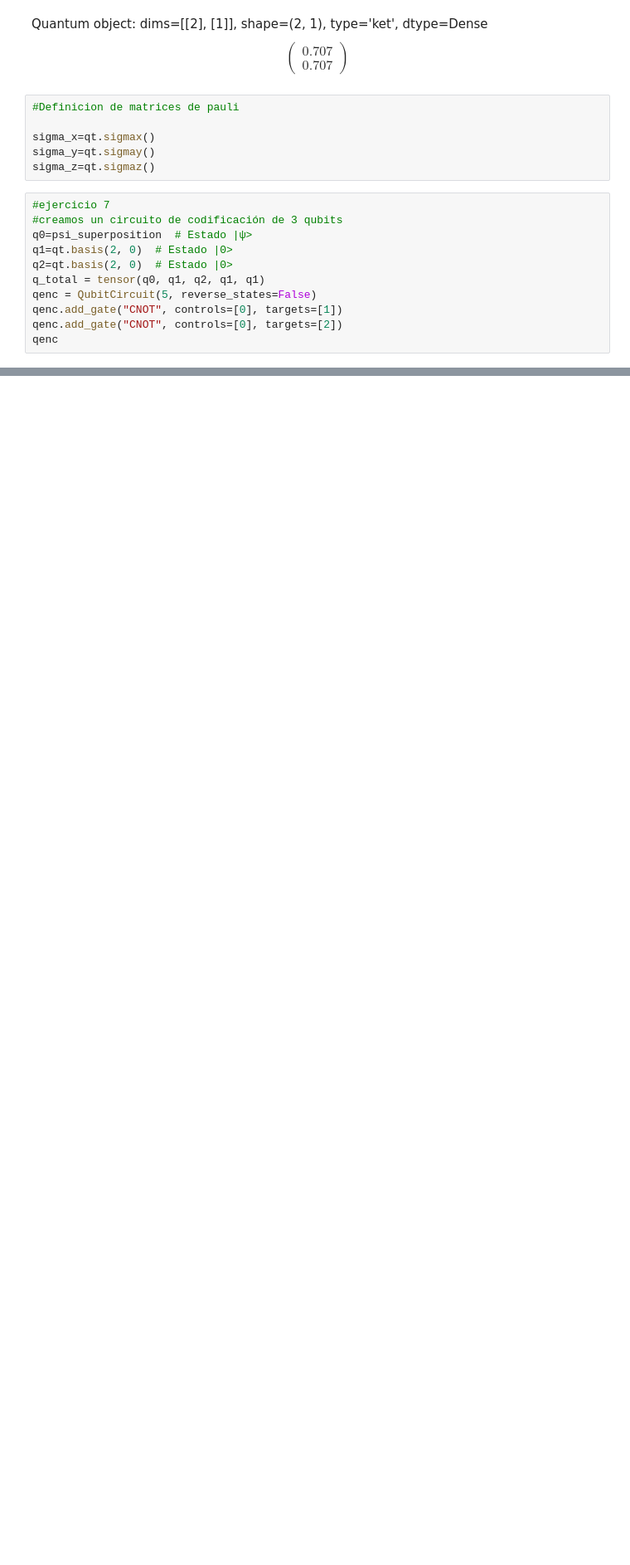
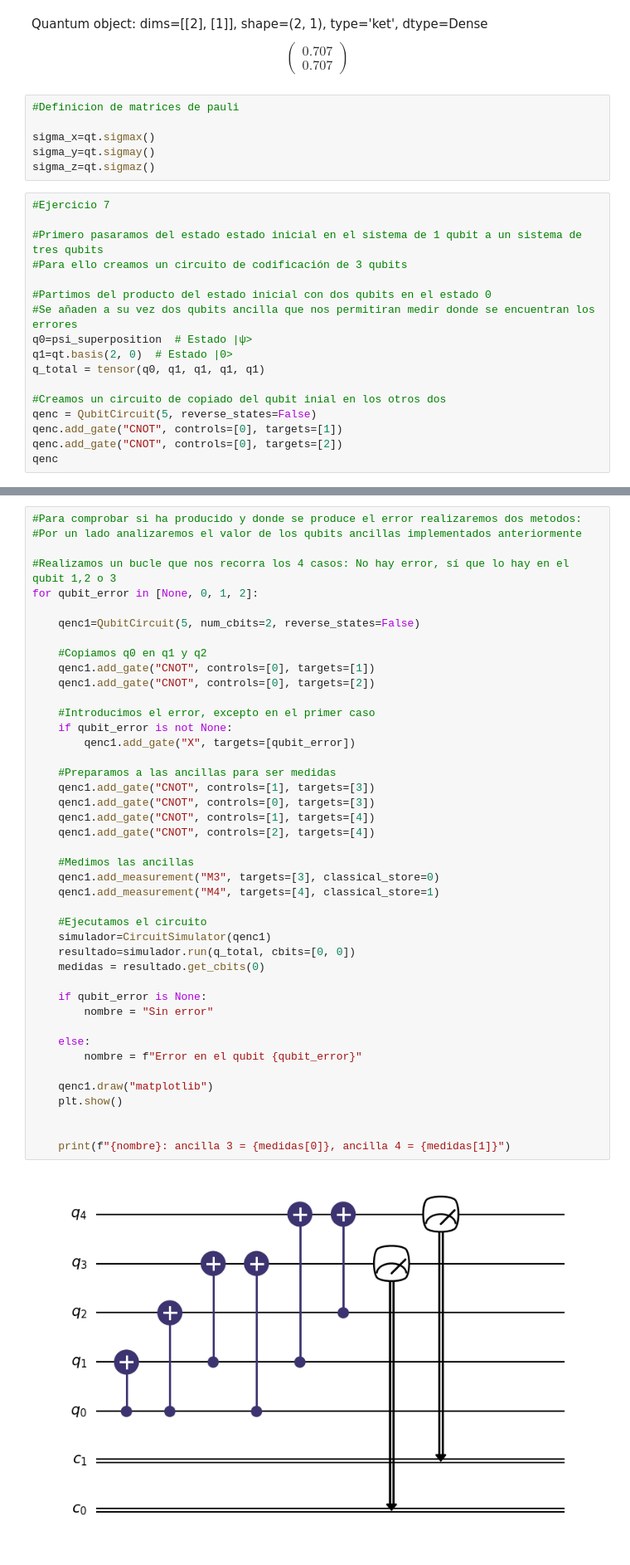
Before and after one commit to campojorge/Practica-10, a Jupyter notebook: main.ipynb, the cells around one changed output, grey strips where cells are left out. Shown at 83% size. Cells and saved outputs as stored; diff of their text form; blank space fills up the shorter version.

```diff
--- a/main.ipynb
+++ b/main.ipynb
@@ -33,15 +34,66 @@ sigma_x=qt.sigmax()
 sigma_y=qt.sigmay()
 sigma_z=qt.sigmaz()
 # %%
-#ejercicio 7
-#creamos un circuito de codificación de 3 qubits
+#Ejercicio 7
+
+#Primero pasaramos del estado estado inicial en el sistema de 1 qubit a un sistema de tres qubits
+#Para ello creamos un circuito de codificación de 3 qubits
+
+#Partimos del producto del estado inicial con dos qubits en el estado 0
+#Se añaden a su vez dos qubits ancilla que nos permitiran medir donde se encuentran los errores
 q0=psi_superposition  # Estado |ψ>
 q1=qt.basis(2, 0)  # Estado |0>
-q2=qt.basis(2, 0)  # Estado |0>
-q_total = tensor(q0, q1, q2, q1, q1)
+q_total = tensor(q0, q1, q1, q1, q1)
+
+#Creamos un circuito de copiado del qubit inial en los otros dos
 qenc = QubitCircuit(5, reverse_states=False)
 qenc.add_gate("CNOT", controls=[0], targets=[1])
 qenc.add_gate("CNOT", controls=[0], targets=[2])
 qenc
 # %% [output]
 [figure]
+# %%
+#Para comprobar si ha producido y donde se produce el error realizaremos dos metodos:
+#Por un lado analizaremos el valor de los qubits ancillas implementados anteriormente
+
+#Realizamos un bucle que nos recorra los 4 casos: No hay error, sí que lo hay en el qubit 1,2 o 3
+for qubit_error in [None, 0, 1, 2]:
+
+    qenc1=QubitCircuit(5, num_cbits=2, reverse_states=False)
+
+    #Copiamos q0 en q1 y q2
+    qenc1.add_gate("CNOT", controls=[0], targets=[1])
+    qenc1.add_gate("CNOT", controls=[0], targets=[2])
+
+    #Introducimos el error, excepto en el primer caso
+    if qubit_error is not None:
+        qenc1.add_gate("X", targets=[qubit_error])
+
+    #Preparamos a las ancillas para ser medidas
+    qenc1.add_gate("CNOT", controls=[1], targets=[3])
+    qenc1.add_gate("CNOT", controls=[0], targets=[3])
+    qenc1.add_gate("CNOT", controls=[1], targets=[4])
+    qenc1.add_gate("CNOT", controls=[2], targets=[4])
+
+    #Medimos las ancillas
+    qenc1.add_measurement("M3", targets=[3], classical_store=0)
+    qenc1.add_measurement("M4", targets=[4], classical_store=1)
+
+    #Ejecutamos el circuito
+    simulador=CircuitSimulator(qenc1)
+    resultado=simulador.run(q_total, cbits=[0, 0])
+    medidas = resultado.get_cbits(0)
+
+    if qubit_error is None:
+        nombre = "Sin error"
+
+    else:
+        nombre = f"Error en el qubit {qubit_error}"
+
+    qenc1.draw("matplotlib")
+    plt.show()
+
+
+    print(f"{nombre}: ancilla 3 = {medidas[0]}, ancilla 4 = {medidas[1]}")
+# %% [output]
+[figure, added]
```
Also changed, not shown: parts of 18 cells of this notebook.
